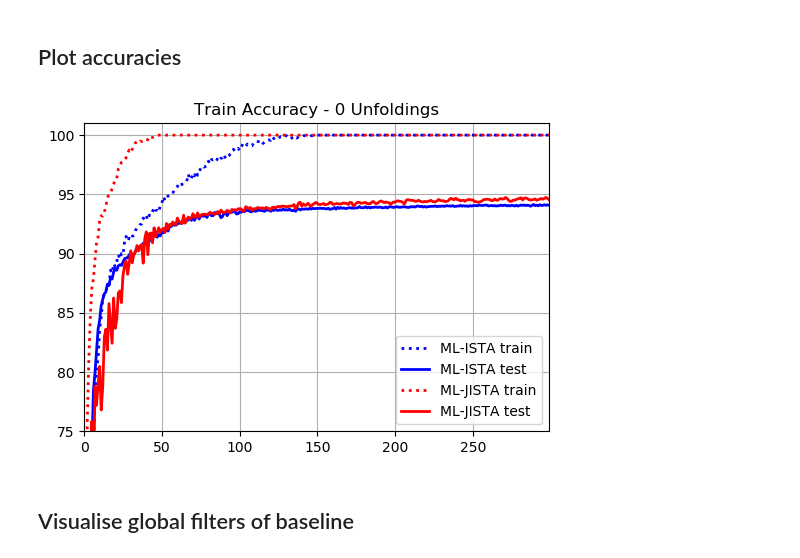
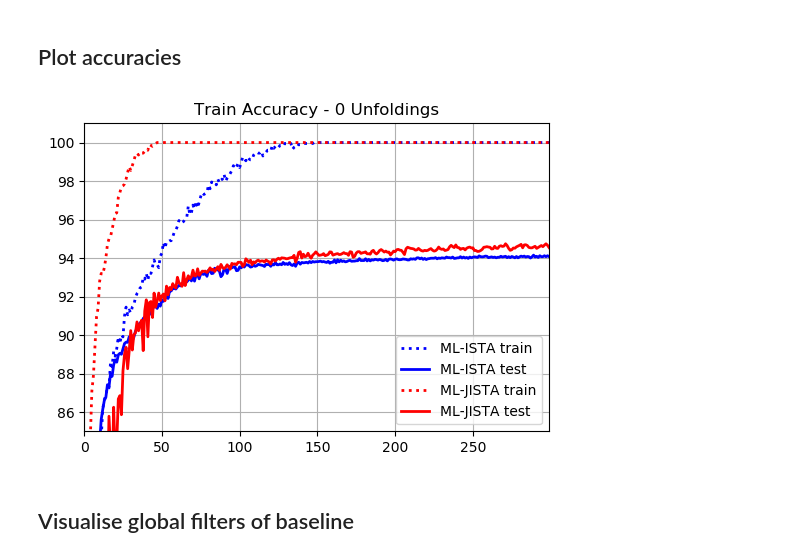
Before and after one commit to mm5110/sparse-structures-for-classification, a Jupyter notebook: dev/ML_ISTA/Run_Models_MNIST_J.ipynb, the cells around one changed output. Drawn from its saved outputs; the diff is of its cells as text; code cells hidden in the pictures.

```diff
--- a/dev/ML_ISTA/Run_Models_MNIST_J.ipynb
+++ b/dev/ML_ISTA/Run_Models_MNIST_J.ipynb
@@ -195,19 +195,19 @@ N/A% (0 of 100) |                        | Elapsed Time: 0:00:00 ETA:  --:--:--
 # %%
 plt.style.use('default')
 fig = plt.figure(figsize=(6,4))
 plt.plot(Acc_train_0, ':b', linewidth = 2,label='ML-ISTA train')
 plt.plot(Acc_test_0,'b',linewidth = 2,label='ML-ISTA test')
 # plt.plot(Acc_test_ista_r, linewidth = 2,label = 'ML-ISTA')
 plt.plot(Acc_train_jista_r,':r', linewidth = 2,label = 'ML-JISTA train')
 plt.plot(Acc_test_jista_r,'r', linewidth = 2,label = 'ML-JISTA test')
 # plt.plot(Acc_test_fista_r, linewidth = 2,label = 'ML-FISTA')
 plt.grid('on')
 plt.title('Train Accuracy - 0 Unfoldings')
 plt.legend()
-plt.axis([0, EPOCH-1, 75, 101])
+plt.axis([0, EPOCH-1, 85, 101])
 plt.show()
 # %% [output]
-[figure, old version]
+[figure, new version]
 # %% [markdown]
 ## Visualise global filters of baseline
 # %%
```
